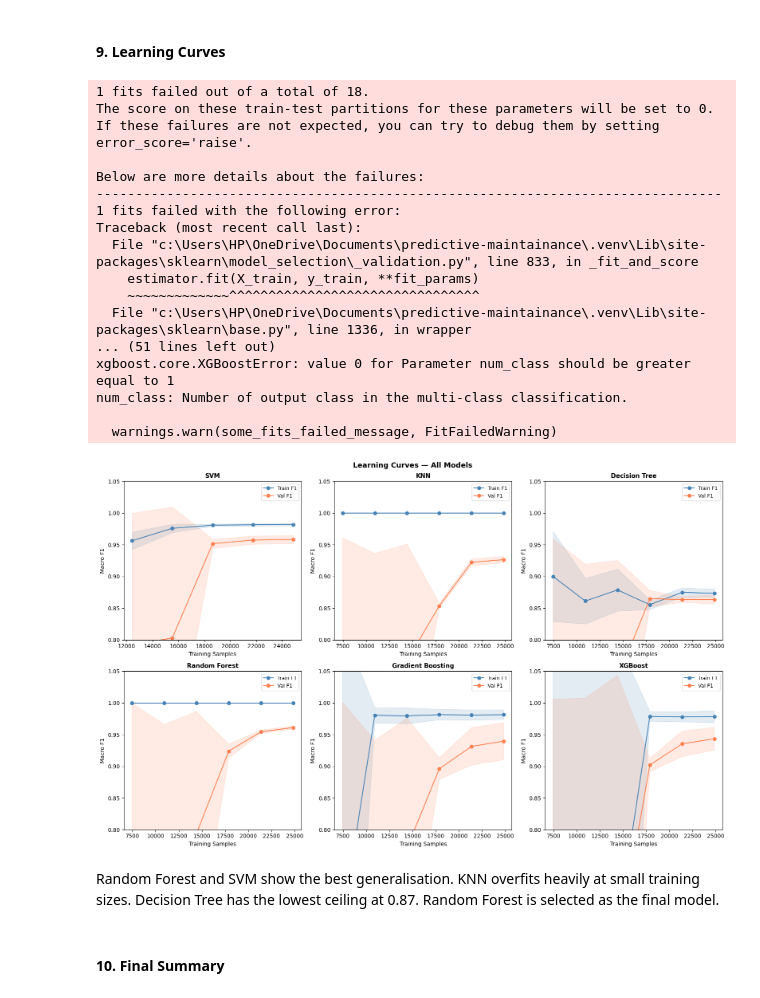
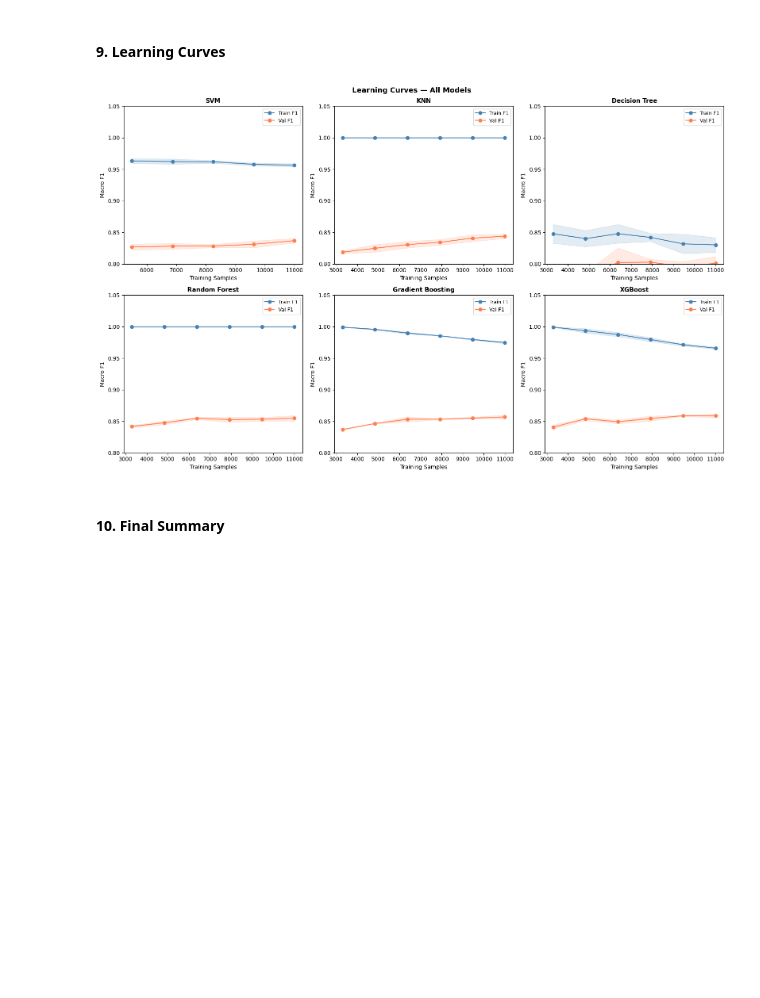
Before and after one commit to subhrajit08/predictive-maintenance, a Jupyter notebook: notebooks/predictive_maintenance.ipynb, the cells around one changed output. Cells and saved outputs as stored; diff of their text form; code cells hidden in the pictures; blank space fills up the shorter version.

```diff
--- a/notebooks/predictive_maintenance.ipynb
+++ b/notebooks/predictive_maintenance.ipynb
@@ -269,14 +269,3 @@ Normal      3107
 Warning      600
 Critical     420
 Name: count, dtype: int64
-# %%
-# Handling Class Imbalance with SMOTE
-# Normal class has 15531 samples vs Critical with only 2100.
-# We apply SMOTE only on the training set to synthetically oversample minority classes.
-# Applying SMOTE before splitting would leak synthetic samples into the test set.
-
-sm = SMOTE(random_state=22)
-X_train_res, y_train_res = sm.fit_resample(X_train, y_train)
-
-print("before SMOTE:", X_train.shape, y_train.value_counts().to_dict())
-print("after SMOTE :", X_train_res.shape, y_train_res.value_counts().to_dict())
@@ -308,9 +294,13 @@ results = {}
 for name, model in models.items():
     fold_acc, fold_pre, fold_rec, fold_f1 = [], [], [], []
 
-    for train_idx, val_idx in skf.split(X_train_res, y_train_res):
-        X_tr, X_val = X_train_res.iloc[train_idx], X_train_res.iloc[val_idx]
-        y_tr, y_val = y_train_res.iloc[train_idx], y_train_res.iloc[val_idx]
+    for train_idx, val_idx in skf.split(X_train, y_train):
+        X_tr, X_val = X_train.iloc[train_idx], X_train.iloc[val_idx]
+        y_tr, y_val = y_train.iloc[train_idx], y_train.iloc[val_idx]
+
+        # Handling Class Imbalance with SMOTE
+        sm = SMOTE(random_state=22)
+        X_tr, y_tr = sm.fit_resample(X_tr, y_tr)
 
         scaler = StandardScaler()
         X_tr  = scaler.fit_transform(X_tr)
@@ -395,14 +385,14 @@ plt.show()
 #### 8. Confusion Matrices
 # %%
 scaler = StandardScaler()
-X_train_scaled = scaler.fit_transform(X_train_res)
+X_train_scaled = scaler.fit_transform(X_train)
 X_test_scaled  = scaler.transform(X_test)
 
 fig, axes = plt.subplots(2, 3, figsize=(16, 10))
 fig.suptitle("Confusion Matrices — Test Set", fontsize=14, fontweight="bold")
 
 for ax, (name, model) in zip(axes.flat, models.items()):
-    model.fit(X_train_scaled, y_train_res)
+    model.fit(X_train_scaled, y_train)
     y_pred = model.predict(X_test_scaled)
 
     cm = confusion_matrix(y_test, y_pred)
@@ -429,57 +419,35 @@ for ax, (name, model) in zip(axes.flat, models.items()):
     else:
         train_sizes_model = train_sizes
 
     sizes, train_scores, val_scores = learning_curve(
-        model, X_train_scaled, y_train_res,
+        model, X_train_scaled, y_train,
         cv=3, scoring="f1_macro",
         train_sizes=train_sizes_model,
         n_jobs=-1,
         error_score=0
     )
 
     ax.plot(sizes, train_scores.mean(1), "o-", color="steelblue", label="Train F1")
     ax.plot(sizes, val_scores.mean(1),   "o-", color="coral",     label="Val F1")
     ax.fill_between(sizes,
                     train_scores.mean(1) - train_scores.std(1),
                     train_scores.mean(1) + train_scores.std(1),
                     alpha=0.15, color="steelblue")
     ax.fill_between(sizes,
                     val_scores.mean(1) - val_scores.std(1),
                     val_scores.mean(1) + val_scores.std(1),
                     alpha=0.15, color="coral")
     ax.set_title(name, fontsize=11, fontweight="bold")
     ax.set_xlabel("Training Samples")
     ax.set_ylabel("Macro F1")
     ax.legend(fontsize=9)
     ax.set_ylim(0.8, 1.05)
 
 plt.tight_layout()
 plt.savefig("../outputs/learning_curves.png", dpi=150)
 plt.show()
 # %% [output]
-1 fits failed out of a total of 18.
-The score on these train-test partitions for these parameters will be set to 0.
-If these failures are not expected, you can try to debug them by setting error_score='raise'.
-
-Below are more details about the failures:
---------------------------------------------------------------------------------
-1 fits failed with the following error:
-Traceback (most recent call last):
-  File "c:\Users\HP\OneDrive\Documents\predictive-maintainance\.venv\Lib\site-packages\sklearn\model_selection\_validation.py", line 833, in _fit_and_score
-    estimator.fit(X_train, y_train, **fit_params)
-    ~~~~~~~~~~~~~^^^^^^^^^^^^^^^^^^^^^^^^^^^^^^^^
-  File "c:\Users\HP\OneDrive\Documents\predictive-maintainance\.venv\Lib\site-packages\sklearn\base.py", line 1336, in wrapper
-... (51 lines left out)
-xgboost.core.XGBoostError: value 0 for Parameter num_class should be greater equal to 1
-num_class: Number of output class in the multi-class classification.
-
-  warnings.warn(some_fits_failed_message, FitFailedWarning)
-[figure, old version]
+[figure, new version]
-# %% [markdown]
-Random Forest and SVM show the best generalisation.
-KNN overfits heavily at small training sizes.
-Decision Tree has the lowest ceiling at 0.87.
-Random Forest is selected as the final model.
 # %% [markdown]
 #### 10. Final Summary
 # %%
```
Also changed, not shown: parts of 8 cells of this notebook, 8 other files.
